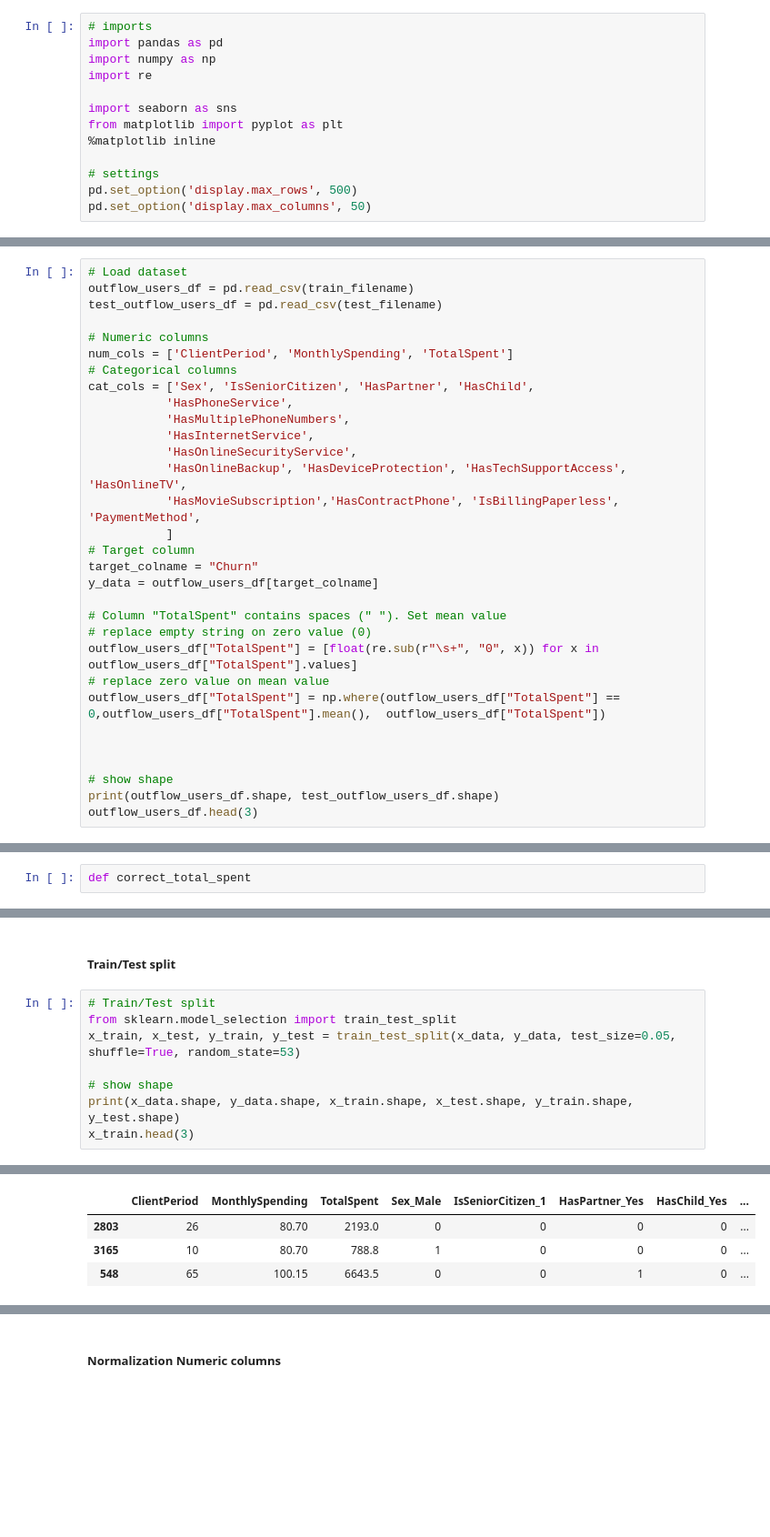
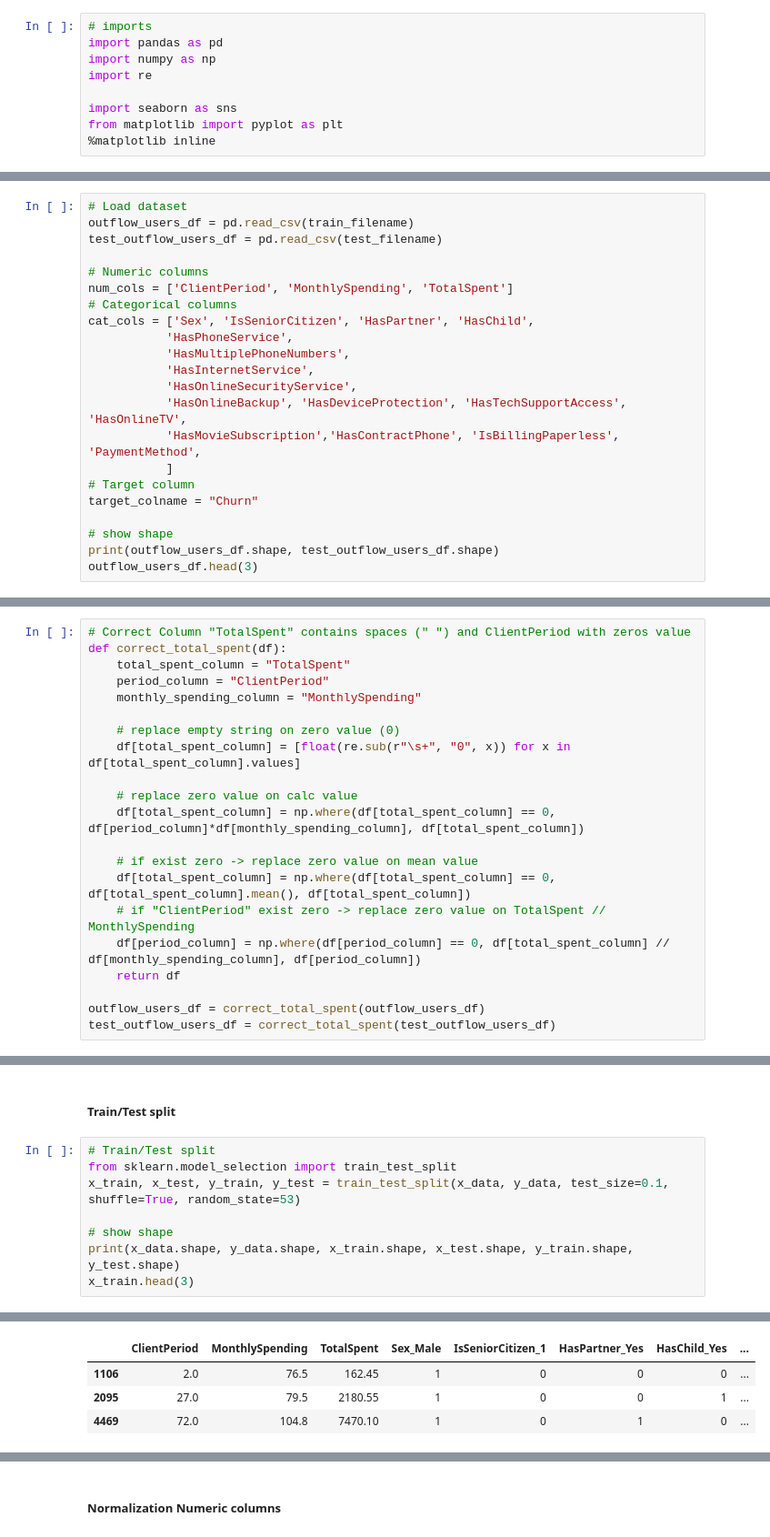
Before and after one commit to TimeNtWait/Contest, a Jupyter notebook: kaggle/dls_outflow_of_user/dls_outflow_of_user.ipynb, the cells around one changed output, grey strips where cells are left out. Shown at 91% size. Cells and saved outputs as stored; diff of their text form; blank space fills up the shorter version.

```diff
--- a/kaggle/dls_outflow_of_user/dls_outflow_of_user.ipynb
+++ b/kaggle/dls_outflow_of_user/dls_outflow_of_user.ipynb
@@ -10,10 +32,6 @@ import re
 import seaborn as sns
 from matplotlib import pyplot as plt
 %matplotlib inline
-
-# settings
-pd.set_option('display.max_rows', 500)
-pd.set_option('display.max_columns', 50)
 # %% [markdown]
 ## Load data
 # %%
@@ -42,15 +60,6 @@ cat_cols = ['Sex', 'IsSeniorCitizen', 'HasPartner', 'HasChild',
            ]
 # Target column
 target_colname = "Churn"
-y_data = outflow_users_df[target_colname]
-
-# Column "TotalSpent" contains spaces (" "). Set mean value
-# replace empty string on zero value (0)
-outflow_users_df["TotalSpent"] = [float(re.sub(r"\s+", "0", x)) for x in outflow_users_df["TotalSpent"].values]
-# replace zero value on mean value
-outflow_users_df["TotalSpent"] = np.where(outflow_users_df["TotalSpent"] == 0,outflow_users_df["TotalSpent"].mean(),  outflow_users_df["TotalSpent"])
-
-
 
 # show shape
 print(outflow_users_df.shape, test_outflow_users_df.shape)
@@ -79,5 +90,3 @@ def remove_synonyms(df):
 
 outflow_users_df = remove_synonyms(outflow_users_df)
 test_outflow_users_df = remove_synonyms(test_outflow_users_df)
-# %%
-def correct_total_spent
@@ -172,3 +93,24 @@ test_outflow_users_df[test_outflow_users_df["ClientPeriod"] == 0]
+# %%
+# Correct Column "TotalSpent" contains spaces (" ") and ClientPeriod with zeros value
+def correct_total_spent(df):
+    total_spent_column = "TotalSpent"
+    period_column = "ClientPeriod"
+    monthly_spending_column = "MonthlySpending"
+
+    # replace empty string on zero value (0)
+    df[total_spent_column] = [float(re.sub(r"\s+", "0", x)) for x in df[total_spent_column].values]
+
+    # replace zero value on calc value
+    df[total_spent_column] = np.where(df[total_spent_column] == 0, df[period_column]*df[monthly_spending_column], df[total_spent_column])
+
+    # if exist zero -> replace zero value on mean value
+    df[total_spent_column] = np.where(df[total_spent_column] == 0, df[total_spent_column].mean(), df[total_spent_column])
+    # if "ClientPeriod" exist zero -> replace zero value on TotalSpent // MonthlySpending
+    df[period_column] = np.where(df[period_column] == 0, df[total_spent_column] // df[monthly_spending_column], df[period_column])
+    return df
+
+outflow_users_df = correct_total_spent(outflow_users_df)
+test_outflow_users_df = correct_total_spent(test_outflow_users_df)
 # %%
 outflow_users_df.info()
 outflow_users_df.describe()
@@ -305,7 +311,7 @@ plt.show()
 # %%
 # Train/Test split
 from sklearn.model_selection import train_test_split
-x_train, x_test, y_train, y_test = train_test_split(x_data, y_data, test_size=0.05, shuffle=True, random_state=53)
+x_train, x_test, y_train, y_test = train_test_split(x_data, y_data, test_size=0.1, shuffle=True, random_state=53)
 
 # show shape
 print(x_data.shape, y_data.shape, x_train.shape, x_test.shape, y_train.shape, y_test.shape)
@@ -315,4 +321,4 @@ x_train.head(3)
 |  | ClientPeriod | MonthlySpending | TotalSpent | Sex_Male | IsSeniorCitizen_1 | HasPartner_Yes | HasChild_Yes | ... |
-| 2803 | 26 | 80.70 | 2193.0 | 0 | 0 | 0 | 0 | ... |
-| 3165 | 10 | 80.70 | 788.8 | 1 | 0 | 0 | 0 | ... |
-| 548 | 65 | 100.15 | 6643.5 | 0 | 0 | 1 | 0 | ... |
+| 1106 | 2.0 | 76.5 | 162.45 | 1 | 0 | 0 | 0 | ... |
+| 2095 | 27.0 | 79.5 | 2180.55 | 1 | 0 | 0 | 1 | ... |
+| 4469 | 72.0 | 104.8 | 7470.10 | 1 | 0 | 1 | 0 | ... |
```
Also changed, not shown: parts of 62 cells of this notebook, 44 other files.
